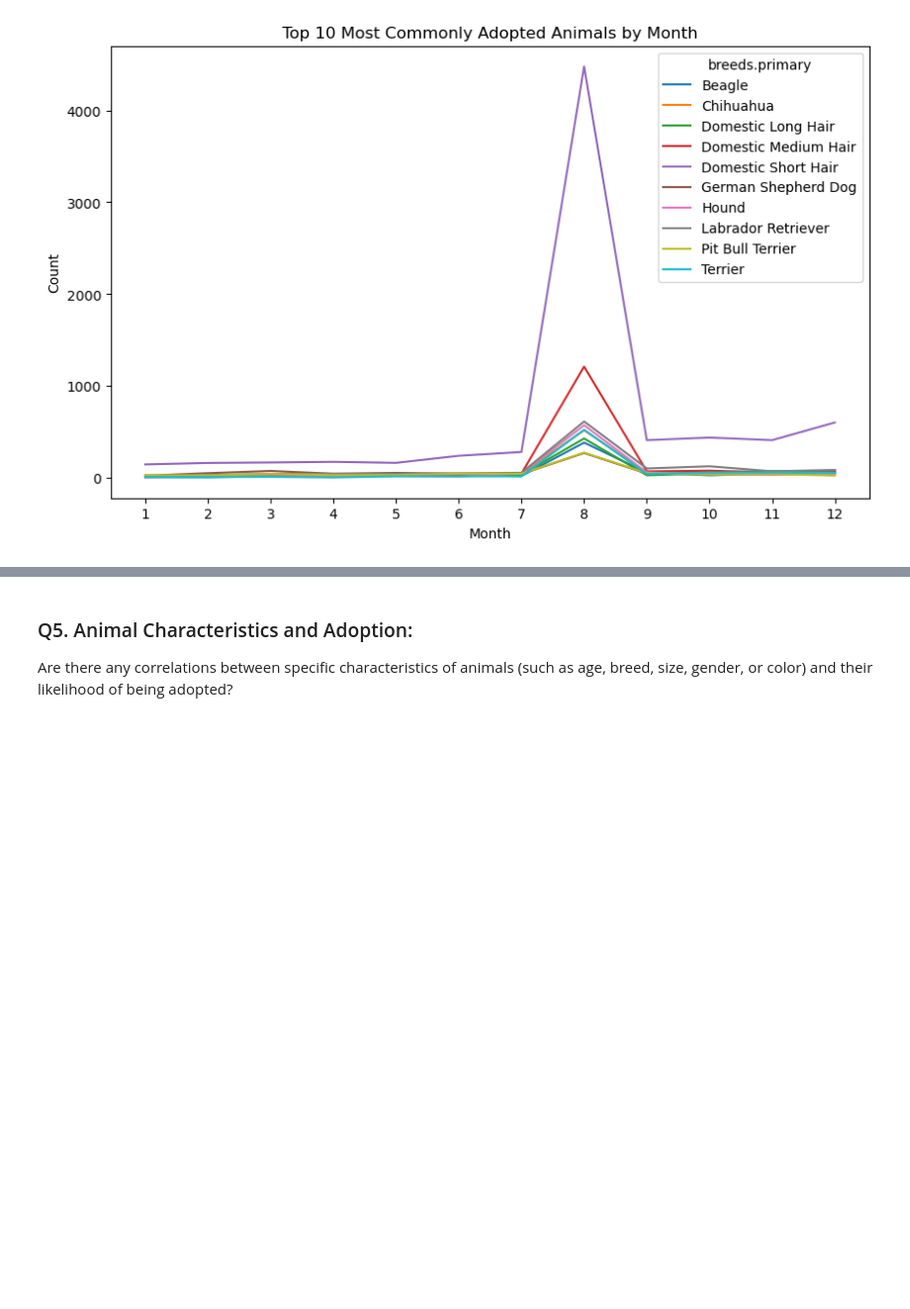
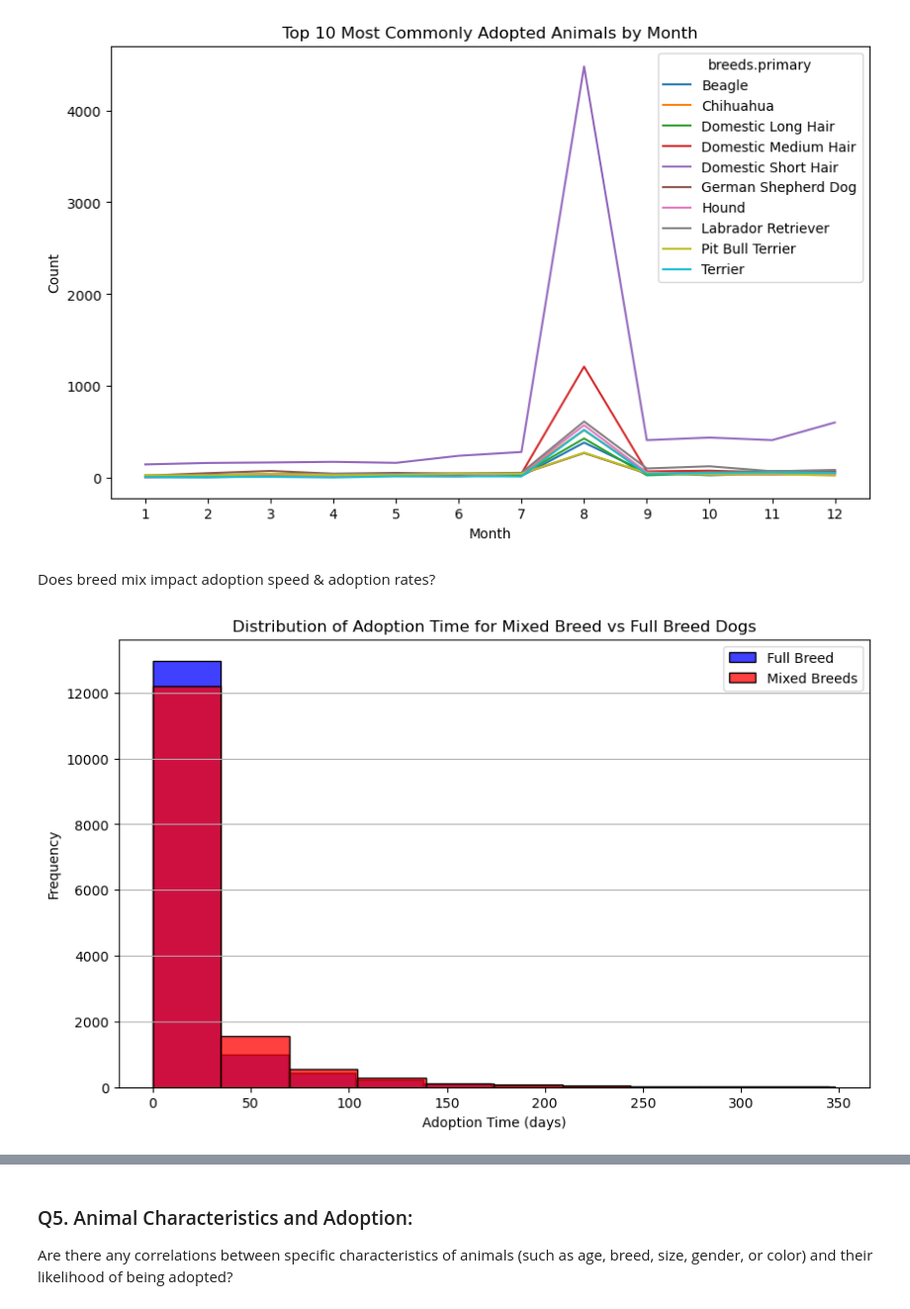
Before and after one commit to elisianguyen/2023-Tennessee-Adoption-Dynamics, a Jupyter notebook: notebooks/all_animal_adoptions_analysis_mvp.ipynb, the cells around one changed output, grey strips where cells are left out. Shown at 99% size. Drawn from its saved outputs; the diff is of its cells as text; code cells hidden in the pictures; blank space fills up the shorter version.

```diff
--- a/notebooks/all_animal_adoptions_analysis_mvp.ipynb
+++ b/notebooks/all_animal_adoptions_analysis_mvp.ipynb
@@ -493,3 +493,26 @@ plt.xticks(range(1, 13))
 plt.show()
 # %% [output]
 [figure]
+# %% [markdown]
+Does breed mix impact adoption speed & adoption rates?
+# %%
+# What is the distribution of adoption time between mixed vs full breed animals?
+
+full = df[(df['breeds.mixed'] == 'False') & (df['status'] == 'adopted')]
+mixed = df[(df['breeds.mixed'] == 'True') & (df['status'] == 'adopted')]
+
+plt.figure(figsize=(10, 6))
+
+sns.histplot(full['adoption_time'], bins=10, color='blue', label='Full Breed')
+sns.histplot(mixed['adoption_time'], bins=10, color='red', label='Mixed Breeds')
+
+plt.title('Distribution of Adoption Time for Mixed Breed vs Full Breed Dogs')
+plt.xlabel('Adoption Time (days)')
+plt.ylabel('Frequency')
+plt.legend()
+plt.grid(axis='y')
+plt.show()
+
+# Less full breed dogs
+# %% [output]
+[figure, added]
```
Also changed, not shown: parts of 5 cells of this notebook, 2 other files.
